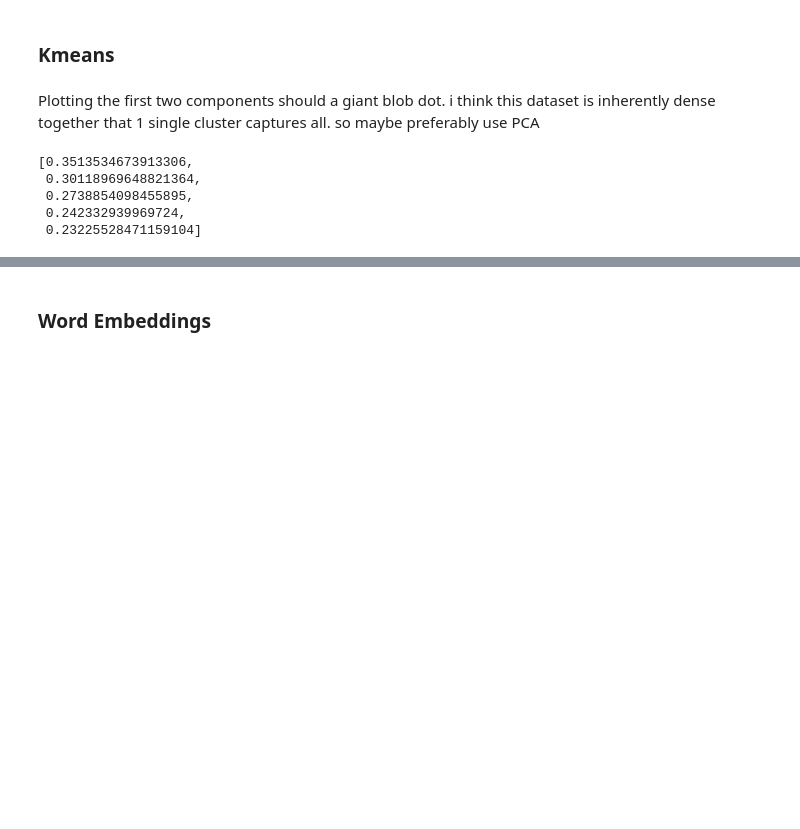
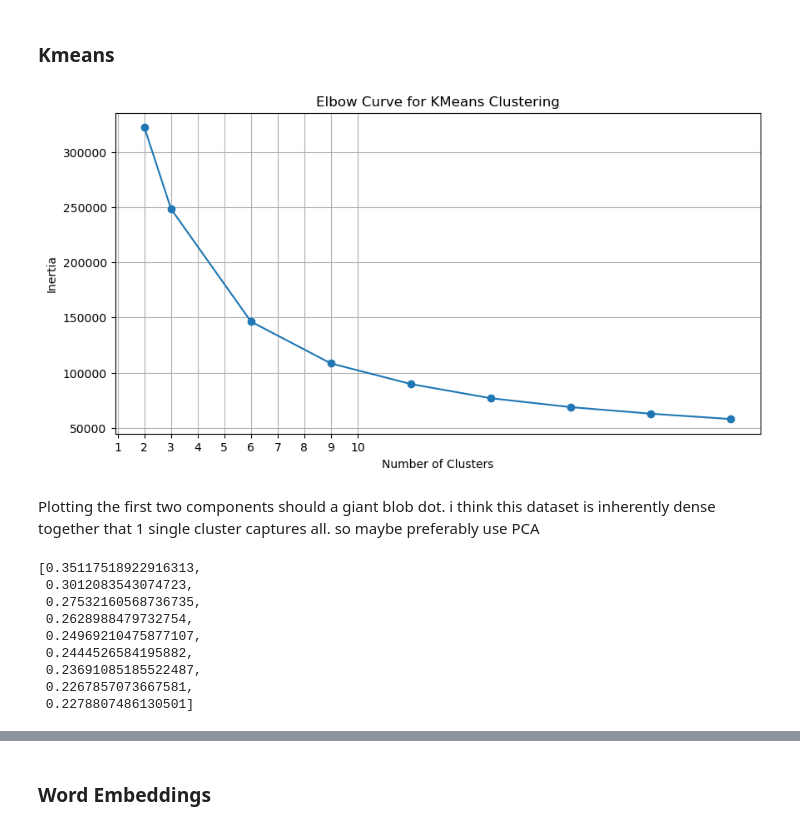
Before and after one commit to e7song/COGS118B_WI24_Final_Project, a Jupyter notebook: scratch/Clustering.ipynb, the cells around one changed output, grey strips where cells are left out. Saved outputs shown, nothing was run; the diff lists cells and outputs as text; code cells hidden in the pictures; blank space fills up the shorter version.

```diff
--- a/scratch/Clustering.ipynb
+++ b/scratch/Clustering.ipynb
@@ -230,21 +230,38 @@ Looks like I_Mean_Accuracy is a really important feature for determining difficu
 ### Kmeans
 # %%
 with_dificulty_scores = []
-for n in [2, 3, 6, 12, 24]:
+inertia = []
+for n in [2, 3, 6, 9, 12, 15, 18, 21, 24]:
     knn = KMeans(n_clusters=n)
     labels = knn.fit_predict(df)
 
+    inertia.append(knn.inertia_)
     with_dificulty_scores.append(silhouette_score(df, labels))
+# %%
+plt.figure(figsize=(10, 5))
+plt.plot([2, 3, 6, 9, 12, 15, 18, 21, 24], inertia, marker='o')
+plt.title('Elbow Curve for KMeans Clustering')
+plt.xlabel('Number of Clusters')
+plt.ylabel('Inertia')
+plt.xticks(range(1, 11))
+plt.grid(True)
+plt.show()
+# %% [output]
+[figure, added]
 # %% [markdown]
 Plotting the first two components should a giant blob dot. i think this dataset is inherently dense together that 1 single cluster captures all. so maybe preferably use PCA
 # %%
 with_dificulty_scores
 # %% [output]
-[0.3513534673913306,
- 0.30118969648821364,
- 0.2738854098455895,
- 0.242332939969724,
- 0.23225528471159104]
+[0.35117518922916313,
+ 0.3012083543074723,
+ 0.27532160568736735,
+ 0.2628988479732754,
+ 0.24969210475877107,
+ 0.2444526584195882,
+ 0.23691085185522487,
+ 0.2267857073667581,
+ 0.2278807486130501]
 # %%
 pca_scores = []
 for n in [2, 3, 6, 12, 24]:
```
Also changed, not shown: parts of 10 cells of this notebook, 5 other files.
